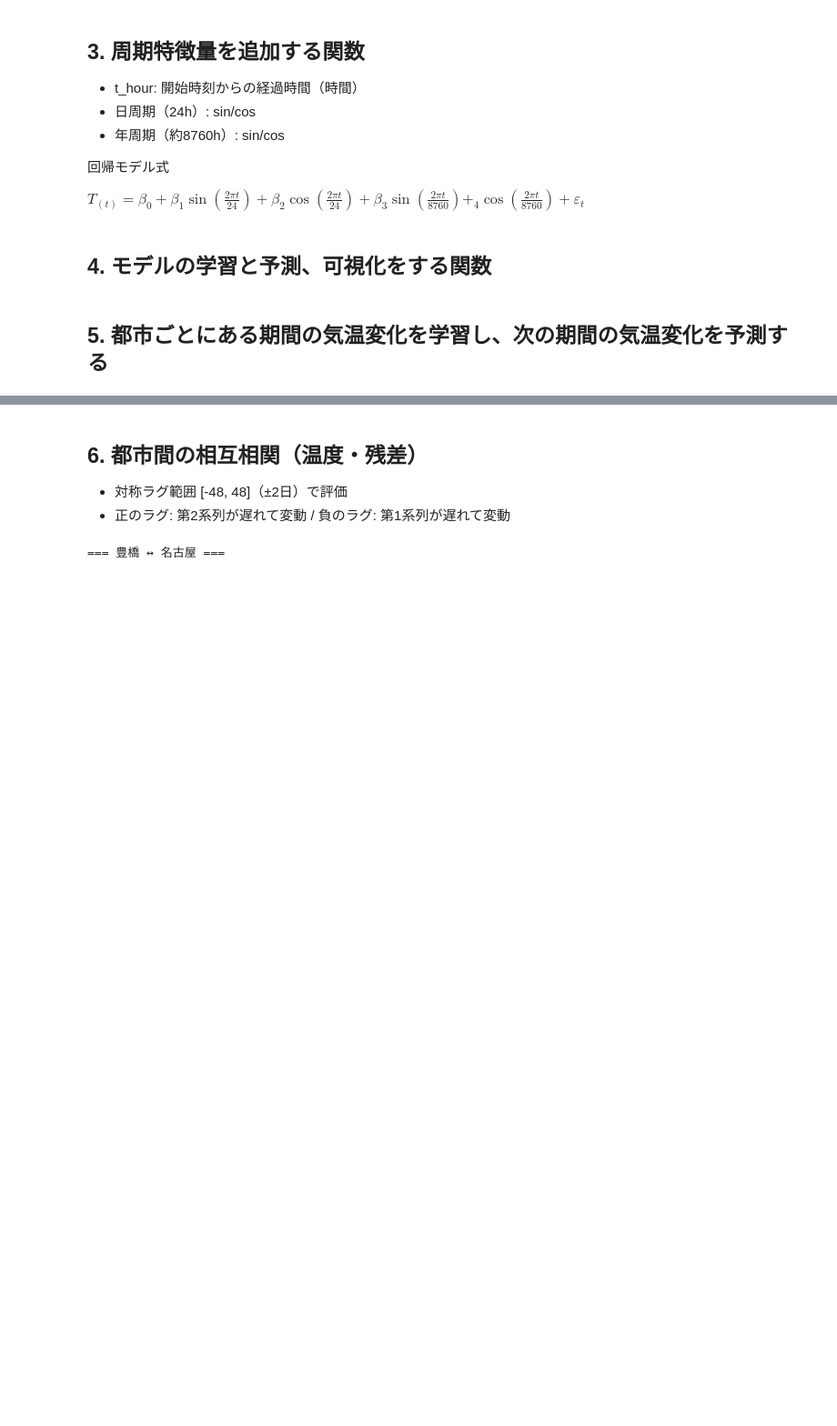
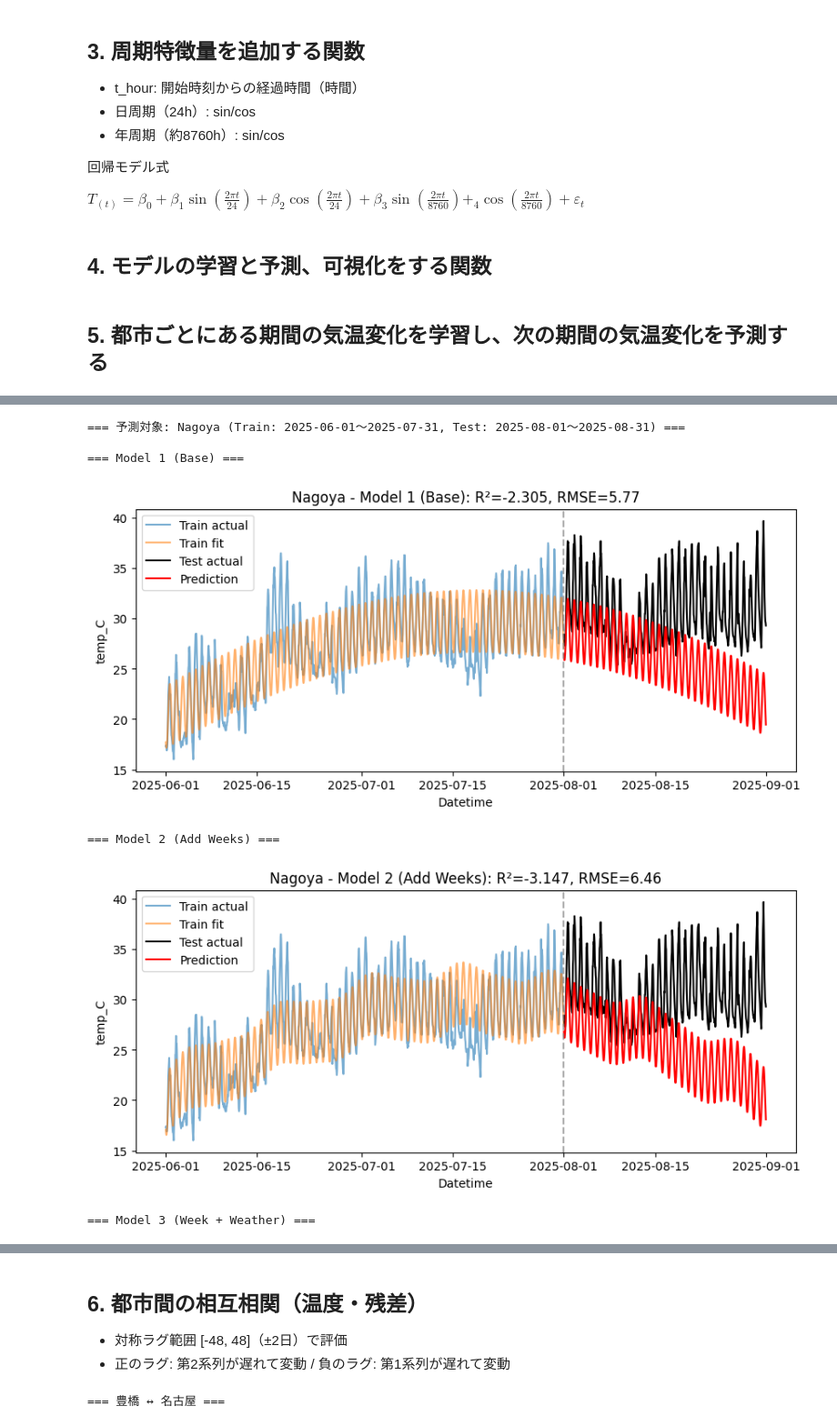
Before and after one commit to mattu117117/For-classroom, a Jupyter notebook: Lecture5.ipynb, the cells around one changed output, grey strips where cells are left out. Shown at 91% size. Cells and saved outputs as stored; diff of their text form; code cells hidden in the pictures; blank space fills up the shorter version.

```diff
--- a/Lecture5.ipynb
+++ b/Lecture5.ipynb
@@ -219,0 +204,80 @@ for city, (df, extras) in cities.items():
+# %%
+# --- 1. 学習・テスト期間の設定 (学習: 2ヶ月, テスト: 1ヶ月) ---
+# train_start, train_end = "2024-12-01", "2024-12-31" # 元の期間 (コメントアウト)
+# test_start,  test_end  = "2025-01-01", "2025-01-31" # 元の期間 (コメントアウト)
+
+train_start, train_end = "2025-06-01", "2025-07-31"
+test_start,  test_end  = "2025-08-01", "2025-08-31"
+
+# --- 2. 比較するモデルの定義 (名古屋データ df_n を使用) ---
+# add_time_features はセル3で改良済みのものを使用
+# df_t, df_n, df_g はセル2で読み込み済みと仮定
+
+# 比較対象の都市 (温度以外の項目がある名古屋を選択)
+city_df = df_n
+city_name = "Nagoya"
+
+# モデル1: 基本の周期特徴量 (Lecture5 のデフォルト)
+base_terms_v1 = ["sin_day", "cos_day", "sin_year", "cos_year"]
+extras_v1 = []
+
+# モデル2: 1週・2週周期を追加 (課題アイデア1)
+base_terms_v2 = ["sin_day", "cos_day", "sin_week", "cos_week", "sin_2week", "cos_2week", "sin_year", "cos_year"]
+extras_v2 = []
+
+# モデル3: 1週・2週周期 + 他の気象項目 (課題アイデア2)
+base_terms_v3 = base_terms_v2
+extras_v3 = ["humidity_%", "wind_m_s", "solar_MJ_m2"] # Lecture4と同様に他の変数を投入
+
+# 比較するモデルを辞書に格納
+models_to_compare = {
+    "Model 1 (Base)": (base_terms_v1, extras_v1),
+    "Model 2 (Add Weeks)": (base_terms_v2, extras_v2),
+    "Model 3 (Week + Weather)": (base_terms_v3, extras_v3)
+}
+
+results = {}
+summary = []
+
+print(f"=== 予測対象: {city_name} (Train: {train_start}〜{train_end}, Test: {test_start}〜{test_end}) ===")
+
+# --- 3. 各モデルの実行と比較 ---
+for model_name, (base_terms, extras) in models_to_compare.items():
+    print(f"\n=== {model_name} ===")
+
+    # fit_and_forecast 関数 (セル4で定義済み) を使用
+    result = fit_and_forecast(
+        city_df,
+        target="temp_C",
+        base_terms=base_terms,
+        extra_terms=extras,
+        train_start=train_start,
+        train_end=train_end,
+        test_start=test_start,
+        test_end=test_end
+    )
+
+    results[model_name] = result
+    summary.append({
+        "Model": model_name,
+        "R²": result["r2"],
+        "RMSE": result["rmse"],
+        "説明変数(Base)": ", ".join(base_terms),
+        "説明変数(Extra)": ", ".join(extras) if extras else "None"
+    })
+
+    # 予測結果の可視化 (セル4で定義済み)
+    plot_forecast(result, f"{city_name} - {model_name}", target="temp_C")
+
+# --- 4. 結果のサマリー ---
+print("\n=== 課題1：モデル精度比較 (テスト期間) ===")
+summary_df = pd.DataFrame(summary).set_index("Model")
+display(summary_df)
+# %% [output]
+=== 予測対象: Nagoya (Train: 2025-06-01〜2025-07-31, Test: 2025-08-01〜2025-08-31) ===
+
+=== Model 1 (Base) ===
+[figure, added]
+=== Model 2 (Add Weeks) ===
+[figure, added]
+=== Model 3 (Week + Weather) ===
```
Also changed, not shown: parts of 6 cells of this notebook.
